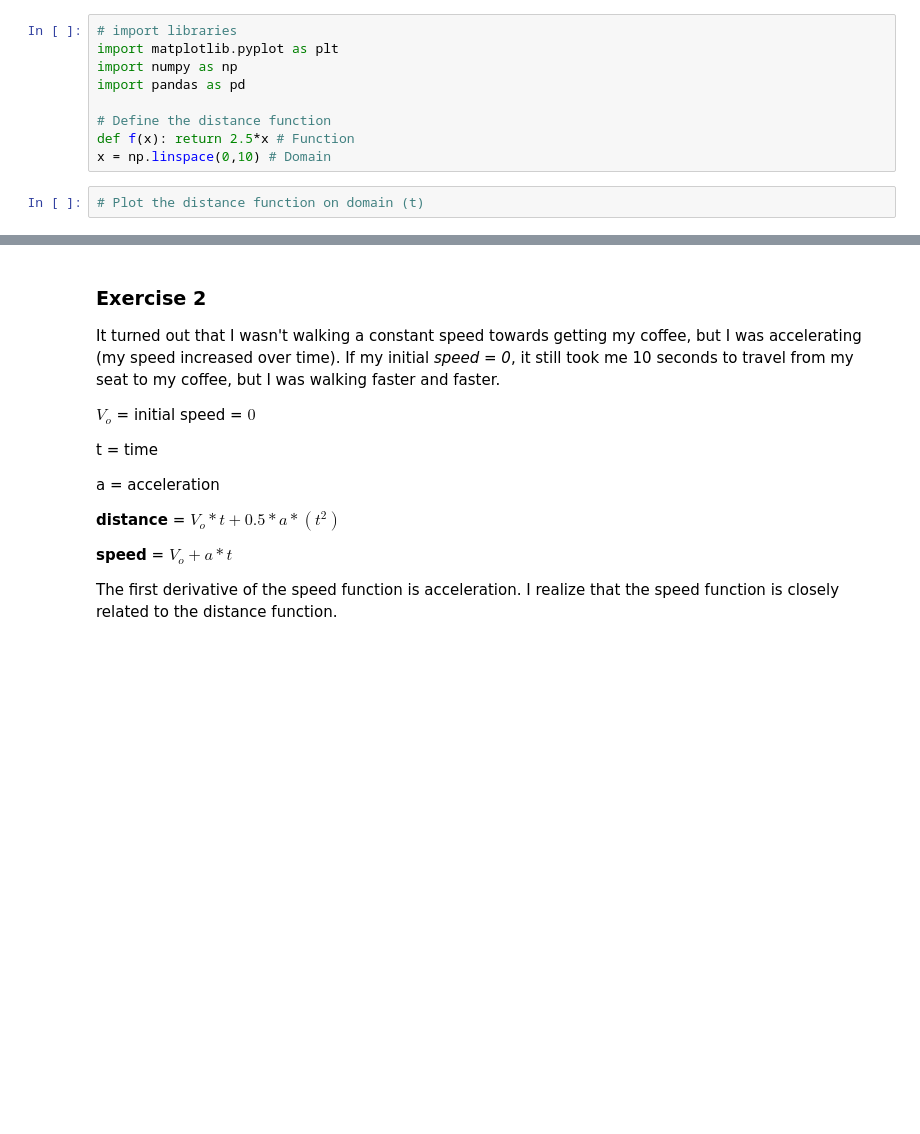
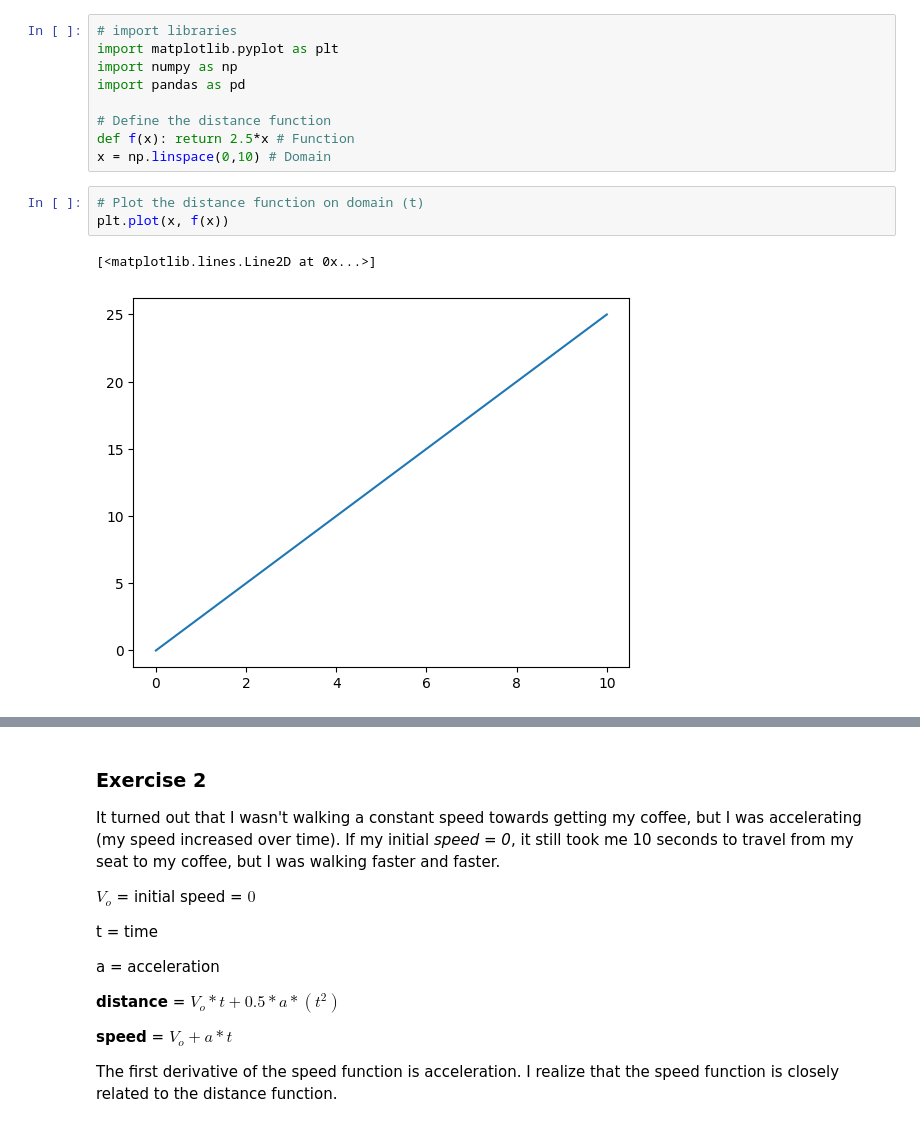
Before and after one commit to damianlicheri/calculus-and-algebra-problems-with-python, a Jupyter notebook: notebook/problems.ipynb, the cells around one changed output, grey strips where cells are left out. Cells and saved outputs as stored; diff of their text form; blank space fills up the shorter version.

```diff
--- a/notebook/problems.ipynb
+++ b/notebook/problems.ipynb
@@ -32,5 +32,9 @@ def f(x): return 2.5*x # Function
 x = np.linspace(0,10) # Domain
 # %%
 # Plot the distance function on domain (t)
+plt.plot(x, f(x))
+# %% [output]
+[<matplotlib.lines.Line2D at 0x...>]
+[figure, added]
 # %%
 # Create a DataFrame
```
Also changed, not shown: parts of 9 cells of this notebook.
